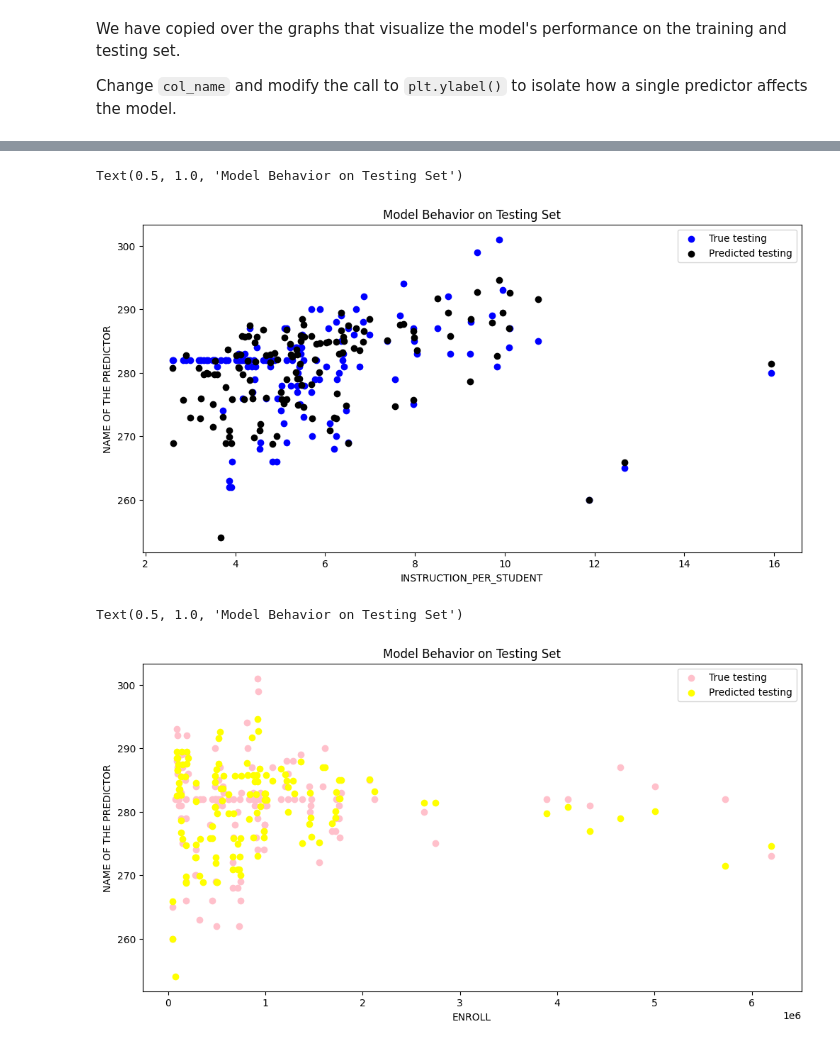
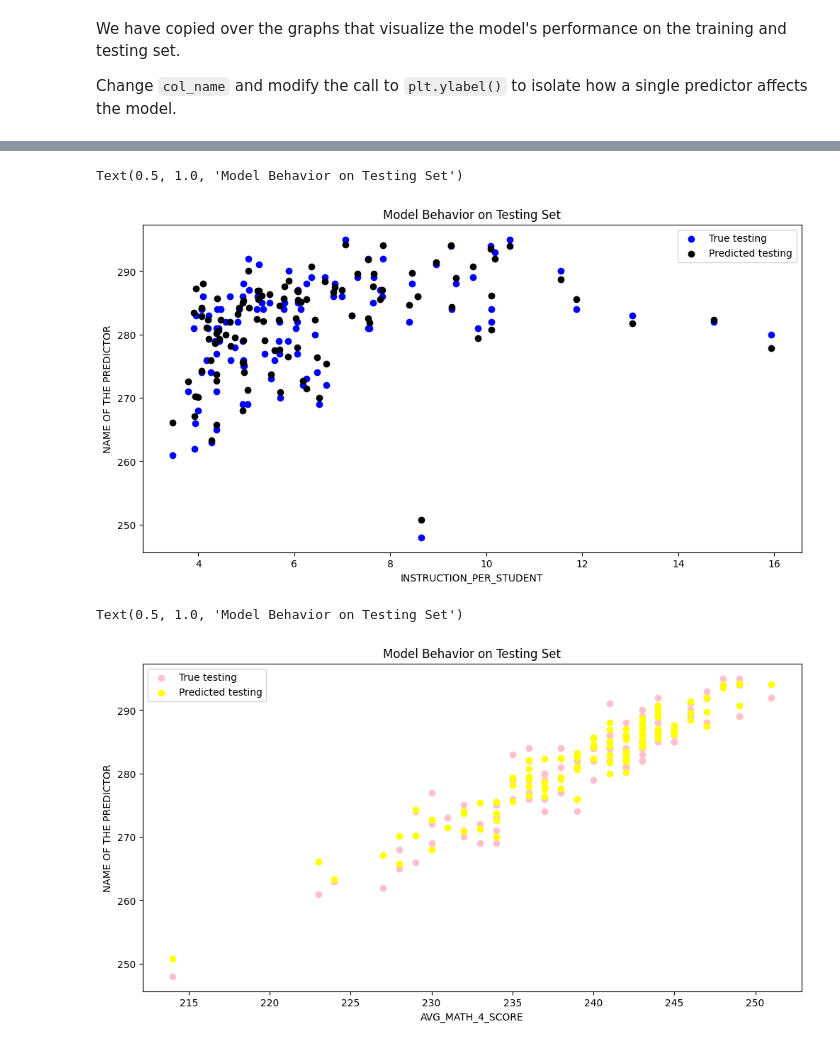
Before and after one commit to chyongha/MDST-Tutorial, a Jupyter notebook: tutorial1/checkpoint1.ipynb, the cells around one changed output, grey strips where cells are left out. Saved outputs shown, nothing was run; the diff lists cells and outputs as text; code cells hidden in the pictures.

```diff
--- a/tutorial1/checkpoint1.ipynb
+++ b/tutorial1/checkpoint1.ipynb
@@ -192,12 +186,11 @@ df.plot.scatter(x = 'AVG_READING_8_SCORE', y = 'AVG_MATH_8_SCORE', alpha = 0.7)
 # %%
 # @@@ 8
-
-X = df[['ENROLL', 'AVG_READING_8_SCORE', 'INSTRUCTION_PER_STUDENT']].dropna()
-y = df.loc[X.index]['AVG_MATH_8_SCORE']
-y.fillna(y.median(), inplace = True)
+X_data = df[['INSTRUCTION_PER_STUDENT', 'AVG_READING_8_SCORE', 'AVG_READING_4_SCORE', 'AVG_MATH_4_SCORE']].dropna()
+y_target = df.loc[X_data.index]['AVG_MATH_8_SCORE']
+y_target.fillna(y_target.median(), inplace = True)
 # %%
 # @@@ 9
-X_train, X_test, y_train, y_test = train_test_split(X, y, test_size=0.3, random_state=42)
+X_train, X_test, y_train, y_test = train_test_split(X_data, y_target, test_size=0.3, random_state=42)
 # %% [markdown]
 <h2> Prediction </h2>
 # %% [markdown]
@@ -270,19 +266,19 @@ plt.ylabel('NAME OF THE PREDICTOR')
 plt.title("Model Behavior on Testing Set")
 # %% [output]
 Text(0.5, 1.0, 'Model Behavior on Testing Set')
-[figure, old version]
+[figure, new version]
 # %%
-col_name = "ENROLL"
+col_name = "AVG_MATH_4_SCORE"
 
 
 f = plt.figure(figsize=(12,6))
 plt.scatter(X_test[col_name], y_test, color = "pink")
 plt.scatter(X_test[col_name], model.predict(X_test), color = "yellow")
 
 plt.legend(['True testing','Predicted testing'])
 plt.xlabel(col_name)
 plt.ylabel('NAME OF THE PREDICTOR')
 plt.title("Model Behavior on Testing Set")
 # %% [output]
 Text(0.5, 1.0, 'Model Behavior on Testing Set')
-[figure, old version]
+[figure, new version]
```
Also changed, not shown: parts of 10 cells of this notebook.
